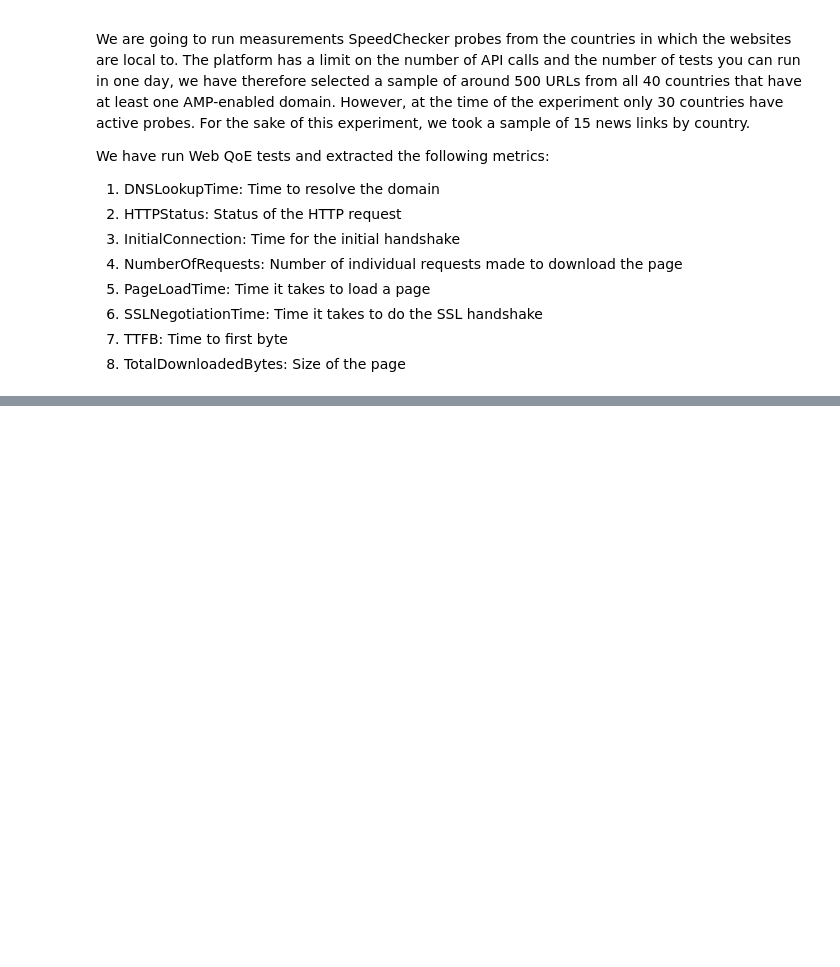
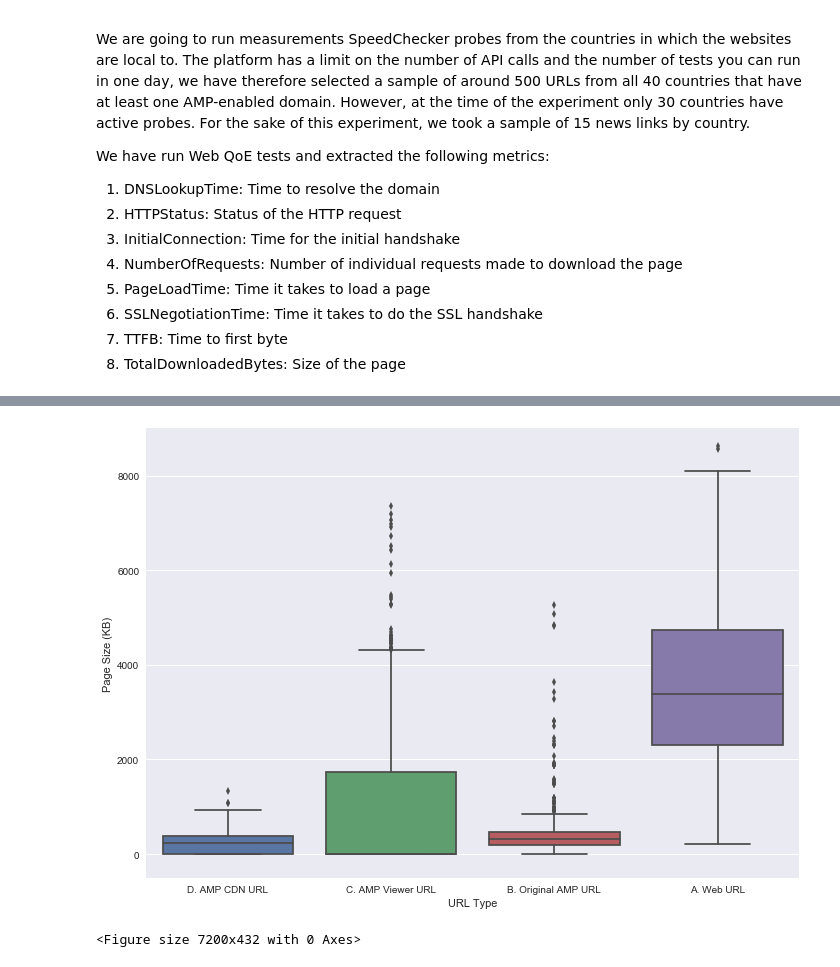
Before and after one commit to AFRINIC-Labs/content-africa-study, a Jupyter notebook: ampproject-study/Data-Analysis.ipynb, the cells around one changed output, grey strips where cells are left out. Saved outputs shown, nothing was run; the diff lists cells and outputs as text; code cells hidden in the pictures; blank space fills up the shorter version.

Commit message:
added boxplots

```diff
--- a/ampproject-study/Data-Analysis.ipynb
+++ b/ampproject-study/Data-Analysis.ipynb
@@ -97,0 +79,34 @@ df_url_results
+# %%
+df_ori_amp_results = pd.read_csv('data/ori_amp_url_results.csv', sep='|', encoding='utf-8', keep_default_na=False)
+df_ori_amp_results = df_ori_amp_results[(df_ori_amp_results.HTTPStatus=='200') & (df_ori_amp_results.StatusText=='OK')]
+
+df_amp_viewer_results = pd.read_csv('data/amp_viewer_url_results.csv', sep='|', encoding='utf-8', keep_default_na=False)
+df_amp_viewer_results = df_amp_viewer_results[(df_amp_viewer_results.HTTPStatus==200) & (df_amp_viewer_results.StatusText=='OK')]
+
+df_amp_cdn_results = pd.read_csv('data/amp_cdn_url_results.csv', sep='|', encoding='utf-8', keep_default_na=False)
+df_amp_cdn_results = df_amp_cdn_results[(df_amp_cdn_results.HTTPStatus=='200') &
+                                        (df_amp_cdn_results.StatusText=='OK') &
+                                        (df_amp_cdn_results.InitialConnection > 0)]
+
+df_url_results = pd.read_csv('data/url_results.csv', sep='|', encoding='utf-8', keep_default_na=False)
+df_url_results = df_url_results[(df_url_results.HTTPStatus==200) & (df_url_results.StatusText=='OK')]
+
+#bytes into KB
+df_ori_amp_results['TotalDownloadedBytes'] = df_ori_amp_results.apply(lambda x: x['TotalDownloadedBytes']/1000, axis=1)
+df_amp_viewer_results['TotalDownloadedBytes'] = df_amp_viewer_results.apply(lambda x: x['TotalDownloadedBytes']/1000, axis=1)
+df_amp_cdn_results['TotalDownloadedBytes'] = df_amp_cdn_results.apply(lambda x: x['TotalDownloadedBytes']/1000, axis=1)
+df_url_results['TotalDownloadedBytes'] = df_url_results.apply(lambda x: x['TotalDownloadedBytes']/1000, axis=1)
+
+df_size1 = df_url_results.iloc[:,[1,6,9,11,12,13,14]]
+df_size1 = df_size1.assign(Type='A. Web URL')
+
+df_size2 = df_ori_amp_results.iloc[:,[1,6,9,11,12,13,14]]
+df_size2 = df_size2.assign(Type='B. Original AMP URL')
+
+df_size3 = df_amp_viewer_results.iloc[:,[1,6,9,11,12,13,14]]
+df_size3 = df_size3.assign(Type='C. AMP Viewer URL')
+
+df_size4 = df_amp_cdn_results.iloc[:,[1,6,9,11,12,13,14]]
+df_size4 = df_size4.assign(Type='D. AMP CDN URL')
+
+df_sizes = pd.concat([df_size1, df_size2, df_size3, df_size4])
@@ -97,0 +117,13 @@ df_url_results
+# %%
+sns.set(rc={'figure.figsize':(11.7,8.27)})
+my_order = df_sizes.groupby(by=["Type"])["TotalDownloadedBytes"].median().iloc[::-1].index
+#sns.stripplot(x="Type", y="TotalDownloadedBytes", data=df_sizes, jitter=True, palette="Set2", dodge=True,linewidth=1,edgecolor='gray')
+ax = sns.boxplot(x="Type", y="TotalDownloadedBytes", data=df_sizes, order=my_order)
+ax.set(xlabel='URL Type', ylabel='Page Size (KB)')
+ax.set(ylim=(-500, 9000))
+plt.figure(figsize=(100,6))
+ax.get_figure().savefig("data/plots/boxplot_URLType_PageSize.pdf")
+plt.show()
+# %% [output]
+[figure, added]
+<Figure size 7200x432 with 0 Axes>
```
Also changed, not shown: parts of 35 cells of this notebook, 26 other files.
